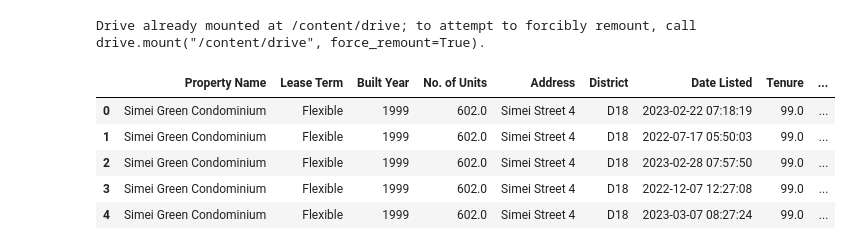
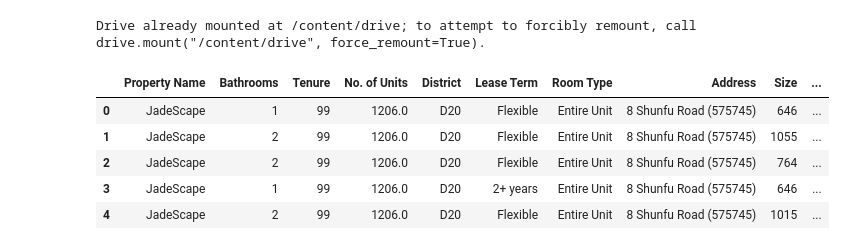
Before and after one commit to cocoy02/IS4242_Group11_Rental_Price_Prediction, a Jupyter notebook: 3_EDA Geo Analysis.ipynb, the cells around one changed output. Saved outputs shown, nothing was run; the diff lists cells and outputs as text; code cells hidden in the pictures.

```diff
--- a/3_EDA Geo Analysis.ipynb
+++ b/3_EDA Geo Analysis.ipynb
@@ -9,13 +9,13 @@ import pandas as pd
 import matplotlib.pyplot as plt
 import seaborn as sns
 # %%
-df_condo = pd.read_csv('/content/drive/MyDrive/Colab_Notebooks/IS4242/df_srx_Condo.csv')
+df_condo = pd.read_csv('/content/drive/MyDrive/Colab_Notebooks/IS4242/df_srx_Condo_v2.csv')
 df_condo = df_condo.drop(['Unnamed: 0'], axis=1)
 df_condo.head(5)
 # %% [output]
-|  | Property Name | Lease Term | Built Year | No. of Units | Address | District | Date Listed | Tenure | ... |
-| 0 | Simei Green Condominium | Flexible | 1999 | 602.0 | Simei Street 4 | D18 | 2023-02-22 07:18:19 | 99.0 | ... |
-| 1 | Simei Green Condominium | Flexible | 1999 | 602.0 | Simei Street 4 | D18 | 2022-07-17 05:50:03 | 99.0 | ... |
-| 2 | Simei Green Condominium | Flexible | 1999 | 602.0 | Simei Street 4 | D18 | 2023-02-28 07:57:50 | 99.0 | ... |
-| 3 | Simei Green Condominium | Flexible | 1999 | 602.0 | Simei Street 4 | D18 | 2022-12-07 12:27:08 | 99.0 | ... |
-| 4 | Simei Green Condominium | Flexible | 1999 | 602.0 | Simei Street 4 | D18 | 2023-03-07 08:27:24 | 99.0 | ... |
+|  | Property Name | Bathrooms | Tenure | No. of Units | District | Lease Term | Room Type | Address | Size | ... |
+| 0 | JadeScape | 1 | 99 | 1206.0 | D20 | Flexible | Entire Unit | 8 Shunfu Road (575745) | 646 | ... |
+| 1 | JadeScape | 2 | 99 | 1206.0 | D20 | Flexible | Entire Unit | 8 Shunfu Road (575745) | 1055 | ... |
+| 2 | JadeScape | 2 | 99 | 1206.0 | D20 | Flexible | Entire Unit | 8 Shunfu Road (575745) | 764 | ... |
+| 3 | JadeScape | 1 | 99 | 1206.0 | D20 | 2+ years | Entire Unit | 8 Shunfu Road (575745) | 646 | ... |
+| 4 | JadeScape | 2 | 99 | 1206.0 | D20 | Flexible | Entire Unit | 8 Shunfu Road (575745) | 1015 | ... |
```
Also changed, not shown: parts of 83 cells of this notebook.
